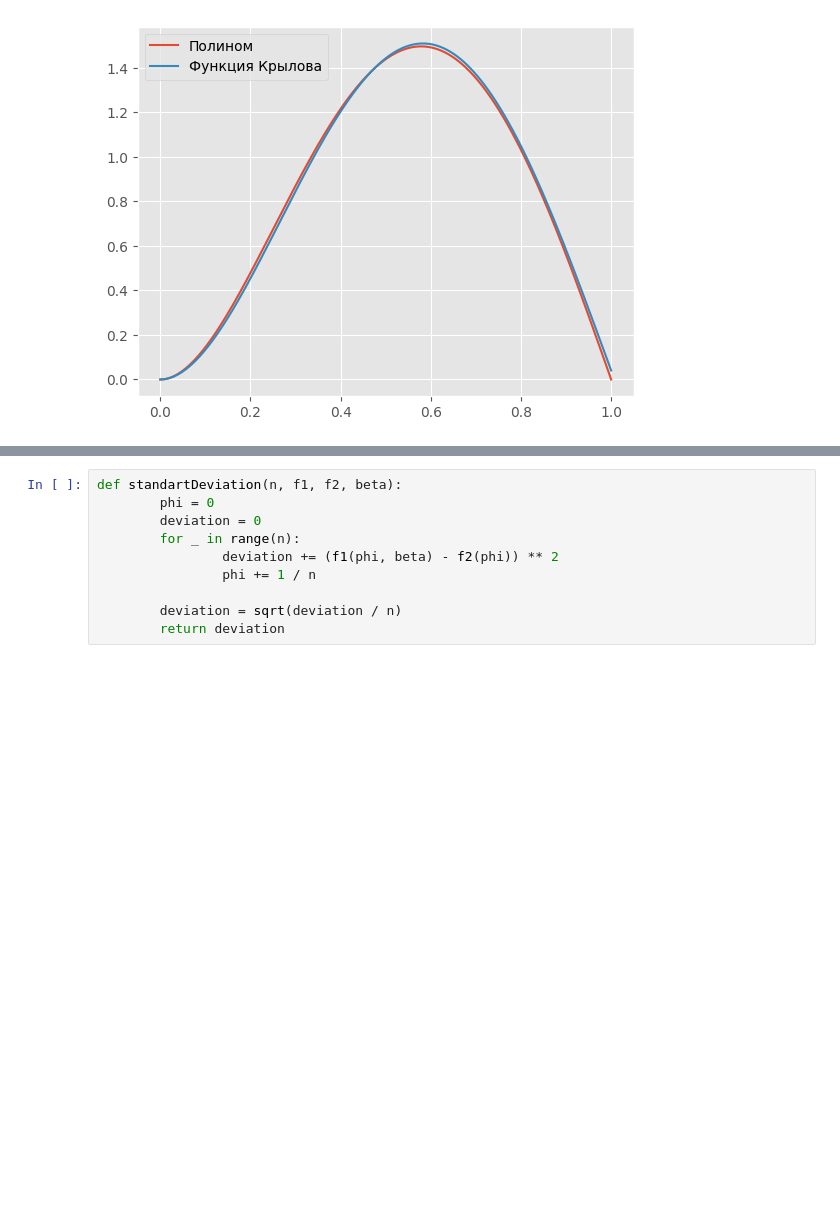
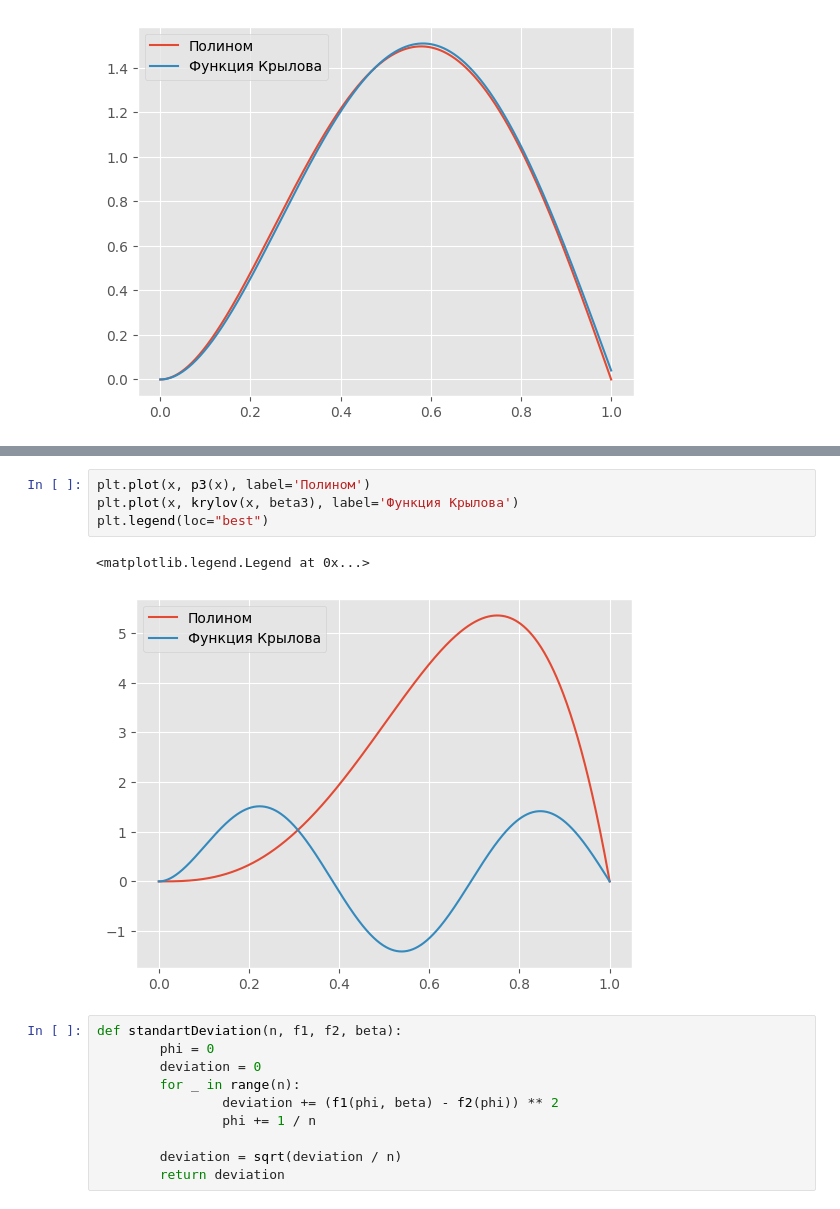
Before and after one commit to Ivan-Yagilev/DOOMs, a Jupyter notebook: calculation.ipynb, the cells around one changed output, grey strips where cells are left out. Saved outputs shown, nothing was run; the diff lists cells and outputs as text; blank space fills up the shorter version.

```diff
--- a/calculation.ipynb
+++ b/calculation.ipynb
@@ -245,3 +290,10 @@ plt.legend(loc="best")
+# %%
+plt.plot(x, p3(x), label='Полином')
+plt.plot(x, krylov(x, beta3), label='Функция Крылова')
+plt.legend(loc="best")
+# %% [output]
+<matplotlib.legend.Legend at 0x...>
+[figure, added]
 # %%
 def standartDeviation(n, f1, f2, beta):
         phi = 0
```
Also changed, not shown: parts of 6 cells of this notebook.
